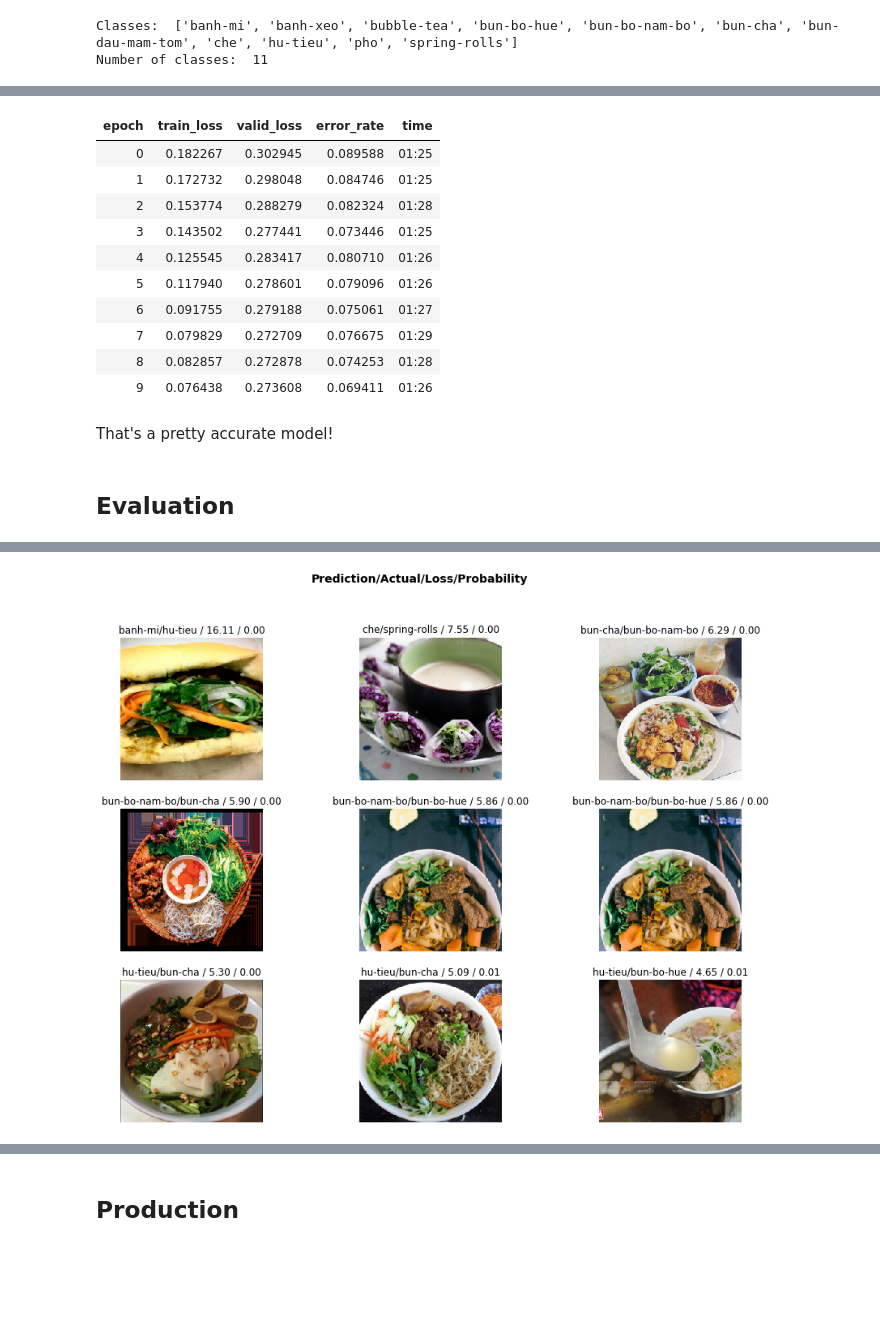
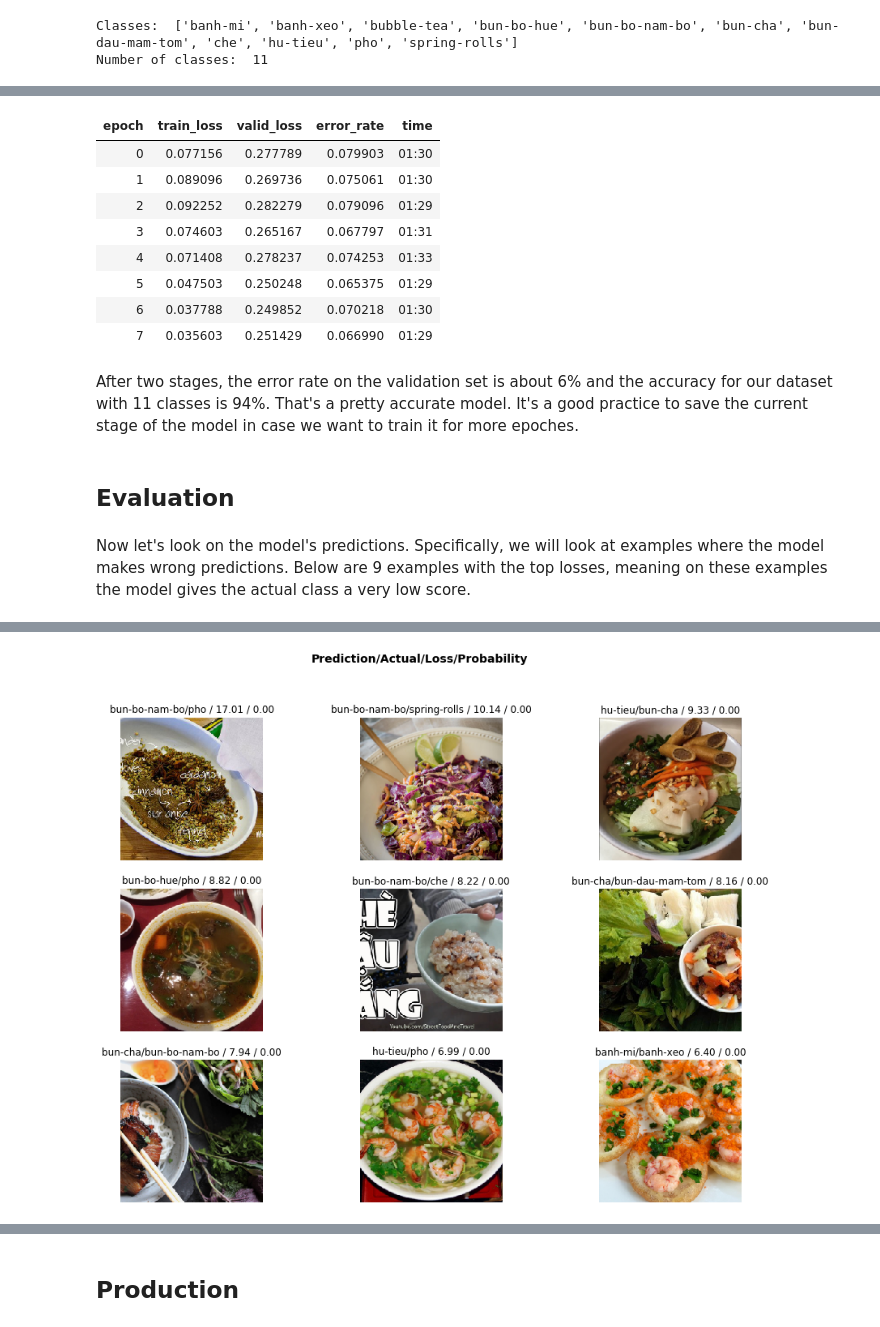
Before and after one commit to chriskhanhtran/vn-food-app, a Jupyter notebook: notebook.ipynb, the cells around one changed output, grey strips where cells are left out. Drawn from its saved outputs; the diff is of its cells as text; code cells hidden in the pictures; blank space fills up the shorter version.

```diff
--- a/notebook.ipynb
+++ b/notebook.ipynb
@@ -67,2 +85,2 @@ Number of classes:  11
 # %%
-learn = cnn_learner(data, models.resnet34, metrics=error_rate, pretrained=True)
+learn = cnn_learner(data, models.resnet50, metrics=error_rate, pretrained=True)
@@ -93,5 +115,5 @@ learn.save('resnes34-stage-1')
 # %%
-learn.load('resnes34-stage-1')
+learn.load('resnes50-stage-1')
 learn.lr_find()
 learn.recorder.plot()
 # %% [output]
@@ -103,16 +131,16 @@ LR Finder is complete, type {learner_name}.recorder.plot() to see the graph.
 # %%
 learn.unfreeze()
-learn.fit_one_cycle(10, max_lr=slice(1e-6, 3e-4))
+learn.fit_one_cycle(8, max_lr=slice(3e-6, 3e-4))
 # %% [output]
 | epoch | train_loss | valid_loss | error_rate | time |
-| 0 | 0.182267 | 0.302945 | 0.089588 | 01:25 |
-| 1 | 0.172732 | 0.298048 | 0.084746 | 01:25 |
-| 2 | 0.153774 | 0.288279 | 0.082324 | 01:28 |
-| 3 | 0.143502 | 0.277441 | 0.073446 | 01:25 |
-| 4 | 0.125545 | 0.283417 | 0.080710 | 01:26 |
-| 5 | 0.117940 | 0.278601 | 0.079096 | 01:26 |
-| 6 | 0.091755 | 0.279188 | 0.075061 | 01:27 |
-| 7 | 0.079829 | 0.272709 | 0.076675 | 01:29 |
-| 8 | 0.082857 | 0.272878 | 0.074253 | 01:28 |
-| 9 | 0.076438 | 0.273608 | 0.069411 | 01:26 |
+| 0 | 0.077156 | 0.277789 | 0.079903 | 01:30 |
+| 1 | 0.089096 | 0.269736 | 0.075061 | 01:30 |
+| 2 | 0.092252 | 0.282279 | 0.079096 | 01:29 |
+| 3 | 0.074603 | 0.265167 | 0.067797 | 01:31 |
+| 4 | 0.071408 | 0.278237 | 0.074253 | 01:33 |
+| 5 | 0.047503 | 0.250248 | 0.065375 | 01:29 |
+| 6 | 0.037788 | 0.249852 | 0.070218 | 01:30 |
+| 7 | 0.035603 | 0.251429 | 0.066990 | 01:29 |
+# %% [markdown]
+After two stages, the error rate on the validation set is about 6% and the accuracy for our dataset with 11 classes is 94%. That's a pretty accurate model. It's a good practice to save the current stage of the model in case we want to train it for more epoches.
 # %%
@@ -120,12 +148,12 @@ learn.save('resnes34-stage-2')
-# %% [markdown]
-That's a pretty accurate model!
 # %% [markdown]
 ## Evaluation
+# %% [markdown]
+Now let's look on the model's predictions. Specifically, we will look at examples where the model makes wrong predictions. Below are 9 examples with the top losses, meaning on these examples the model gives the actual class a very low score.
 # %%
-learn.load('resnes34-stage-2')
+learn.load('resnes50-stage-2')
 interp = ClassificationInterpretation.from_learner(learn)
 losses, idxs = interp.top_losses()
 interp.plot_top_losses(9, figsize=(15,11))
 # %% [output]
 [interactive output not drawn]
-[figure, old version]
+[figure, new version]
```
Also changed, not shown: parts of 44 cells of this notebook, 2 other files.
